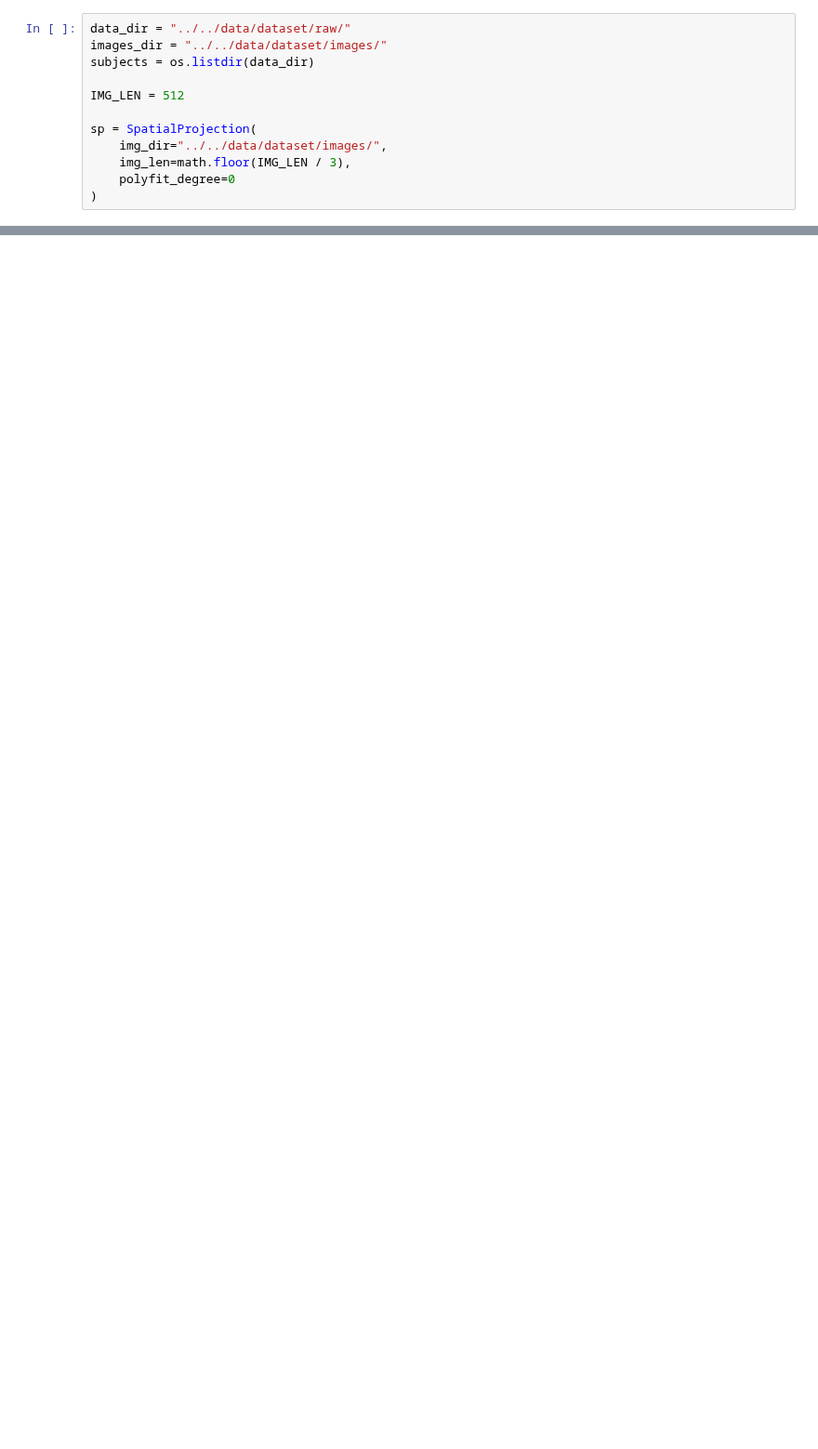
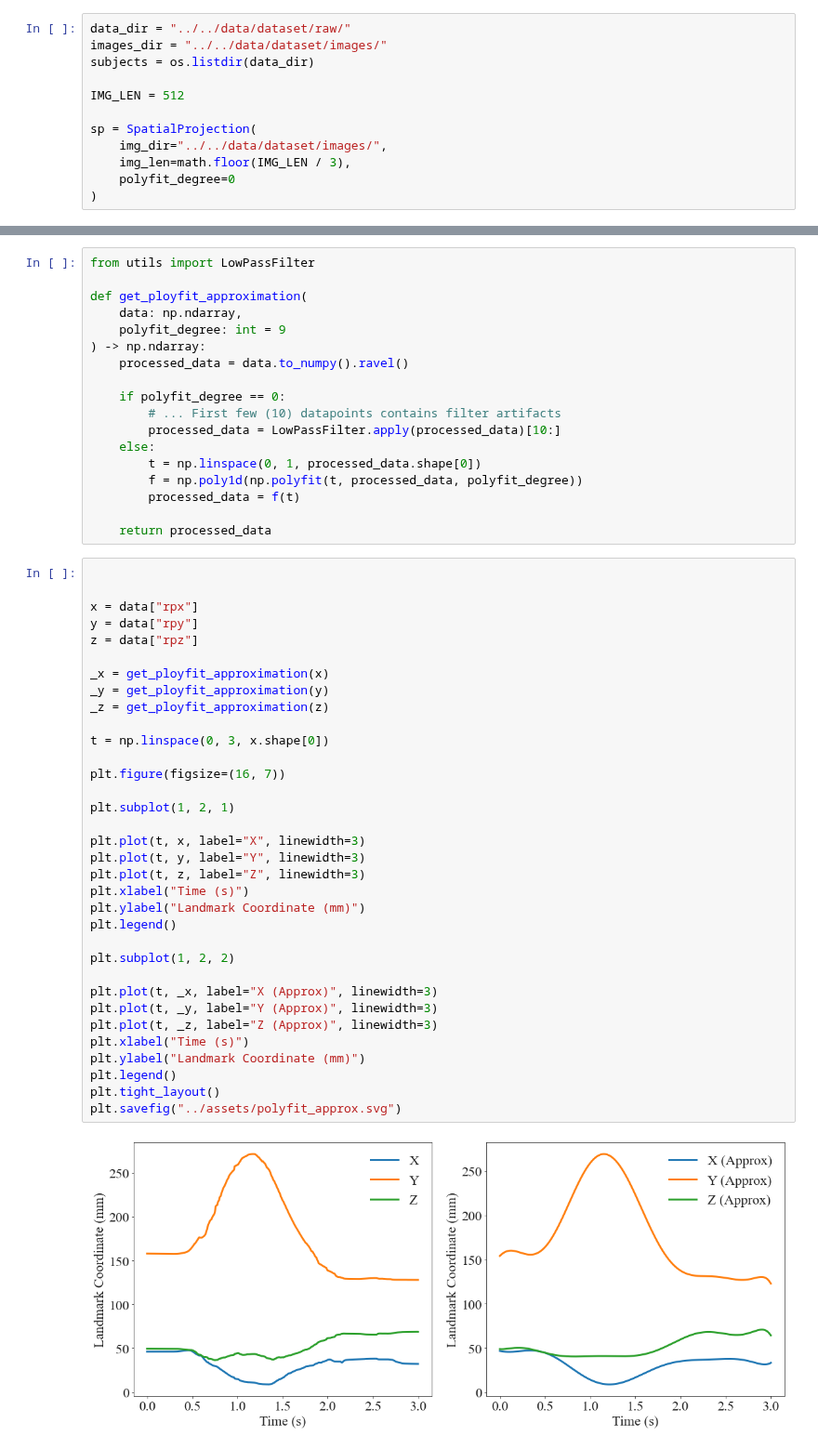
Before and after one commit to atick-faisal/Sign-Language-Recognition, a Jupyter notebook: core/src/Visualization.ipynb, the cells around one changed output, grey strips where cells are left out. Shown at 93% size. Drawn from its saved outputs; the diff is of its cells as text; blank space fills up the shorter version.

Commit message:
Visualization for presentation

```diff
--- a/core/src/Visualization.ipynb
+++ b/core/src/Visualization.ipynb
@@ -69,0 +100,54 @@ for subject in subjects:
+# %%
+from utils import LowPassFilter
+
+def get_ployfit_approximation(
+    data: np.ndarray,
+    polyfit_degree: int = 9
+) -> np.ndarray:
+    processed_data = data.to_numpy().ravel()
+
+    if polyfit_degree == 0:
+        # ... First few (10) datapoints contains filter artifacts
+        processed_data = LowPassFilter.apply(processed_data)[10:]
+    else:
+        t = np.linspace(0, 1, processed_data.shape[0])
+        f = np.poly1d(np.polyfit(t, processed_data, polyfit_degree))
+        processed_data = f(t)
+
+    return processed_data
+# %%
+
+
+x = data["rpx"]
+y = data["rpy"]
+z = data["rpz"]
+
+_x = get_ployfit_approximation(x)
+_y = get_ployfit_approximation(y)
+_z = get_ployfit_approximation(z)
+
+t = np.linspace(0, 3, x.shape[0])
+
+plt.figure(figsize=(16, 7))
+
+plt.subplot(1, 2, 1)
+
+plt.plot(t, x, label="X", linewidth=3)
+plt.plot(t, y, label="Y", linewidth=3)
+plt.plot(t, z, label="Z", linewidth=3)
+plt.xlabel("Time (s)")
+plt.ylabel("Landmark Coordinate (mm)")
+plt.legend()
+
+plt.subplot(1, 2, 2)
+
+plt.plot(t, _x, label="X (Approx)", linewidth=3)
+plt.plot(t, _y, label="Y (Approx)", linewidth=3)
+plt.plot(t, _z, label="Z (Approx)", linewidth=3)
+plt.xlabel("Time (s)")
+plt.ylabel("Landmark Coordinate (mm)")
+plt.legend()
+plt.tight_layout()
+plt.savefig("../assets/polyfit_approx.svg")
+# %% [output]
+[figure, added]
```
Also changed, not shown: parts of 3 cells of this notebook, 5 other files.
